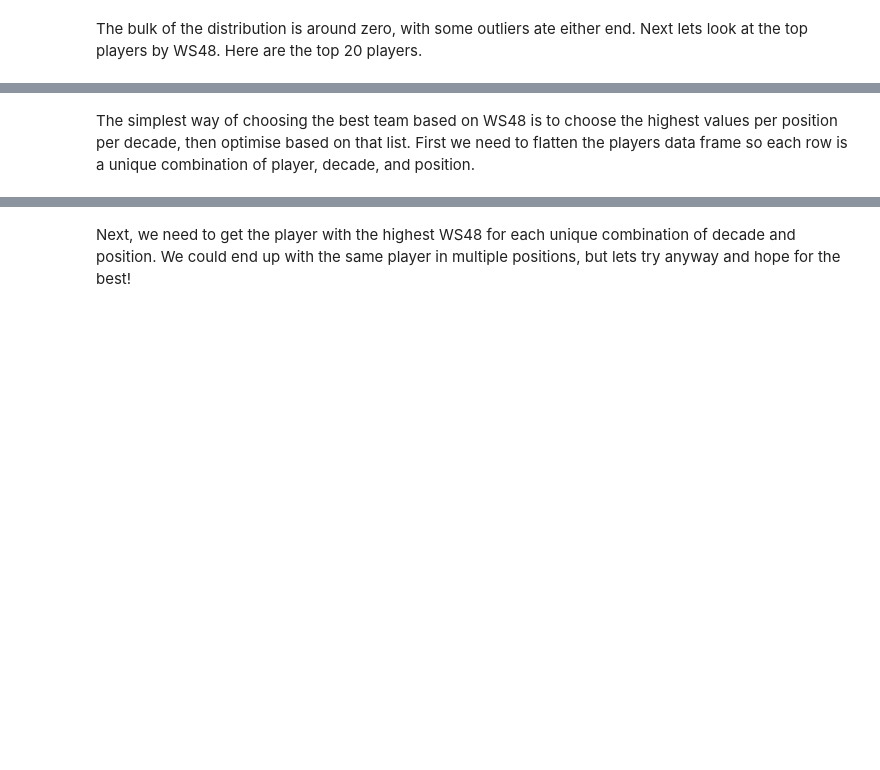
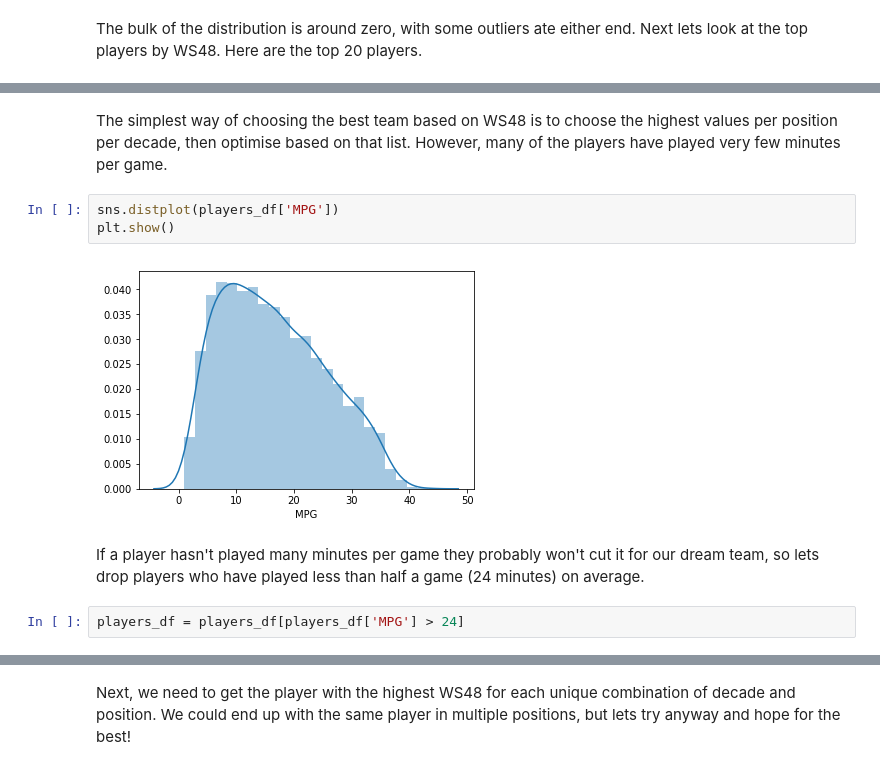
Before and after one commit to tmacdwh1986/kaggle-nba-player-stats, a Jupyter notebook: notebooks/2.0-PH-team-selection.ipynb, the cells around one changed output, grey strips where cells are left out. Drawn from its saved outputs; the diff is of its cells as text; blank space fills up the shorter version.

```diff
--- a/notebooks/2.0-PH-team-selection.ipynb
+++ b/notebooks/2.0-PH-team-selection.ipynb
@@ -64,4 +64,13 @@ players_df.sort_values(by='WS48', ascending=False).iloc[:20, 6:]
 | Jarnell Stokes | (10s,) | (PF, C) | 0.5 | 0.2 | 0.8 | 0.583333 | 0.583333 | 0.000000 | 0.529412 | 4.828571 | 1.257143 | ... |
 | Magic Johnson* | (80s, 90s) | (PF, PG, SG) | 110.7 | 45.4 | 155.7 | 0.519705 | 0.541142 | 0.302607 | 0.847863 | 36.694260 | 7.239514 | ... |
 # %% [markdown]
-The simplest way of choosing the best team based on WS48 is to choose the highest values per position per decade, then optimise based on that list. First we need to flatten the players data frame so each row is a unique combination of player, decade, and position.
+The simplest way of choosing the best team based on WS48 is to choose the highest values per position per decade, then optimise based on that list. However, many of the players have played very few minutes per game.
+# %%
+sns.distplot(players_df['MPG'])
+plt.show()
+# %% [output]
+[figure, added]
+# %% [markdown]
+If a player hasn't played many minutes per game they probably won't cut it for our dream team, so lets drop players who have played less than half a game (24 minutes) on average.
+# %%
+players_df = players_df[players_df['MPG'] > 24]
```
Also changed, not shown: parts of 12 cells of this notebook, 1 other file.
